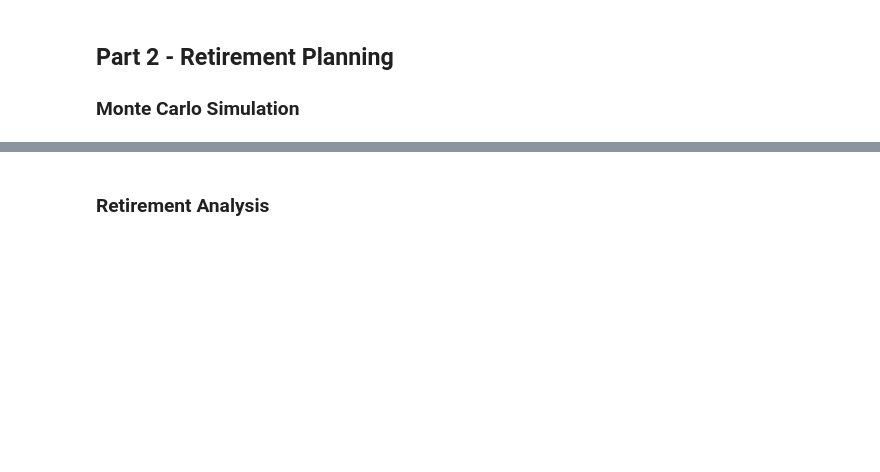
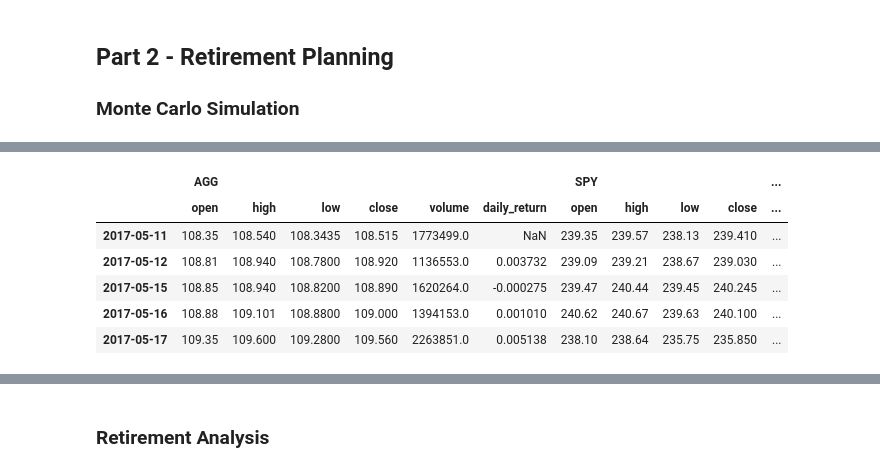
Before and after one commit to benjaminweymouth/financial-planning-monte-carlo, a Jupyter notebook: financial-planner.ipynb, the cells around one changed output, grey strips where cells are left out. Saved outputs shown, nothing was run; the diff lists cells and outputs as text; code cells hidden in the pictures; blank space fills up the shorter version.

```diff
--- a/financial-planner.ipynb
+++ b/financial-planner.ipynb
@@ -201 +245,12 @@ df_stock_data.head()
+# %%
+# Printing the simulation input data
+MC_thirty_year.portfolio_data.head()
+# %% [output]
+|  | AGG |  |  |  |  |  | SPY |  |  |  | ... |
+|  | open | high | low | close | volume | daily_return | open | high | low | close | ... |
+| 2017-05-11 | 108.35 | 108.540 | 108.3435 | 108.515 | 1773499.0 | NaN | 239.35 | 239.57 | 238.13 | 239.410 | ... |
+| 2017-05-12 | 108.81 | 108.940 | 108.7800 | 108.920 | 1136553.0 | 0.003732 | 239.09 | 239.21 | 238.67 | 239.030 | ... |
+| 2017-05-15 | 108.85 | 108.940 | 108.8200 | 108.890 | 1620264.0 | -0.000275 | 239.47 | 240.44 | 239.45 | 240.245 | ... |
+| 2017-05-16 | 108.88 | 109.101 | 108.8800 | 109.000 | 1394153.0 | 0.001010 | 240.62 | 240.67 | 239.63 | 240.100 | ... |
+| 2017-05-17 | 109.35 | 109.600 | 109.2800 | 109.560 | 2263851.0 | 0.005138 | 238.10 | 238.64 | 235.75 | 235.850 | ... |
 # %%
```
Also changed, not shown: parts of 20 cells of this notebook, 1 other file.
